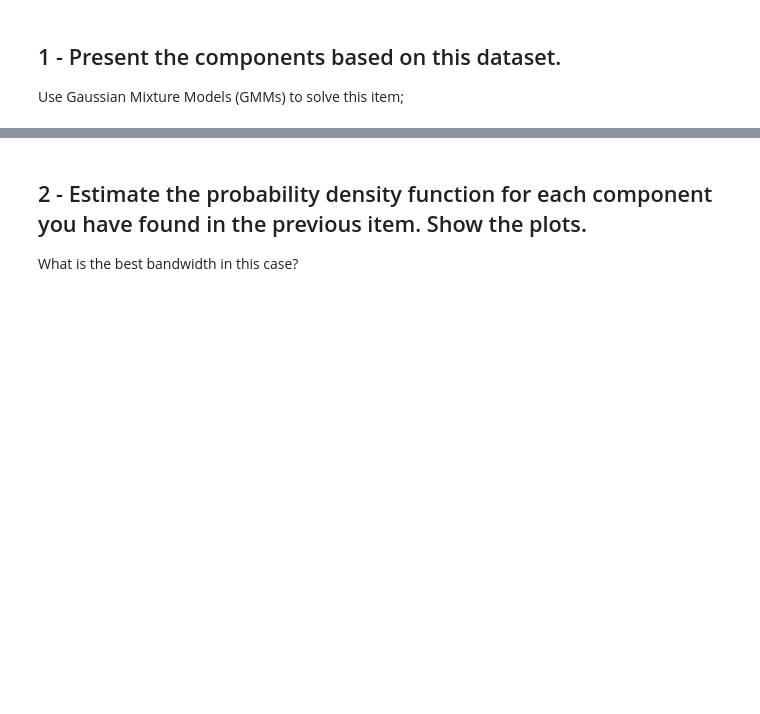
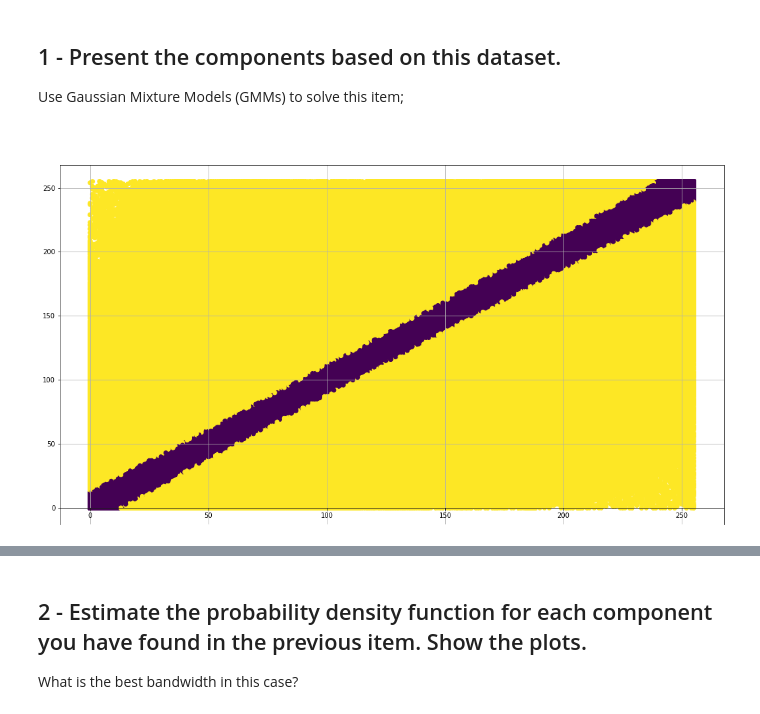
Before and after one commit to barauna-lo/Artificial_Inteligence, a Jupyter notebook: CAP417_Exercise_4.ipynb, the cells around one changed output, grey strips where cells are left out. Cells and saved outputs as stored; diff of their text form; code cells hidden in the pictures; blank space fills up the shorter version.

```diff
--- a/CAP417_Exercise_4.ipynb
+++ b/CAP417_Exercise_4.ipynb
@@ -136,3 +159,30 @@ plt.show()
+# %%
+feature = [img_red,img_gray]
 # %% [markdown]
 ## 1 - Present the components based on this dataset.
 Use Gaussian Mixture Models (GMMs) to solve this item;
+# %%
+from sklearn import mixture
+data = np.reshape(feature,(-1,2))
+gmm = mixture.GaussianMixture(n_components=2, covariance_type='full').fit(data)
+label = gmm.predict(data)
+
+#https://moonbooks.org/Articles/How-to-use-a-Gaussian-mixture-model-GMM-with-sklearn-in-python-/
+# %%
+#plot data distribuition
+fig, axs = plt.subplots(figsize=(18, 10))
+
+axs.scatter(data[:,1], data[:,0], c=label,s=40)
+#axs.hist(image_feature_3)
+
+#Create labels
+axs.set_xlabel('', size=14)
+axs.set_ylabel('', size=14)
+axs.spines['bottom'].set_position('zero')
+
+# set title
+plt.title(' ', pad=30, size=25)
+plt.grid()
+plt.show()
+# %% [output]
+[figure, added]
```
Also changed, not shown: parts of 25 cells of this notebook.
